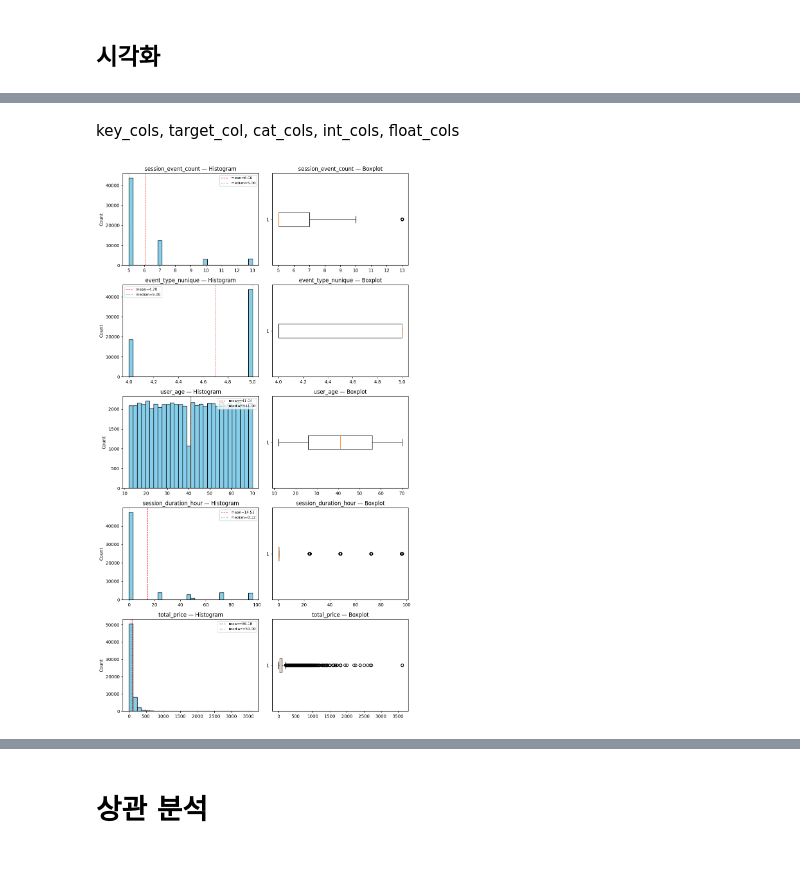
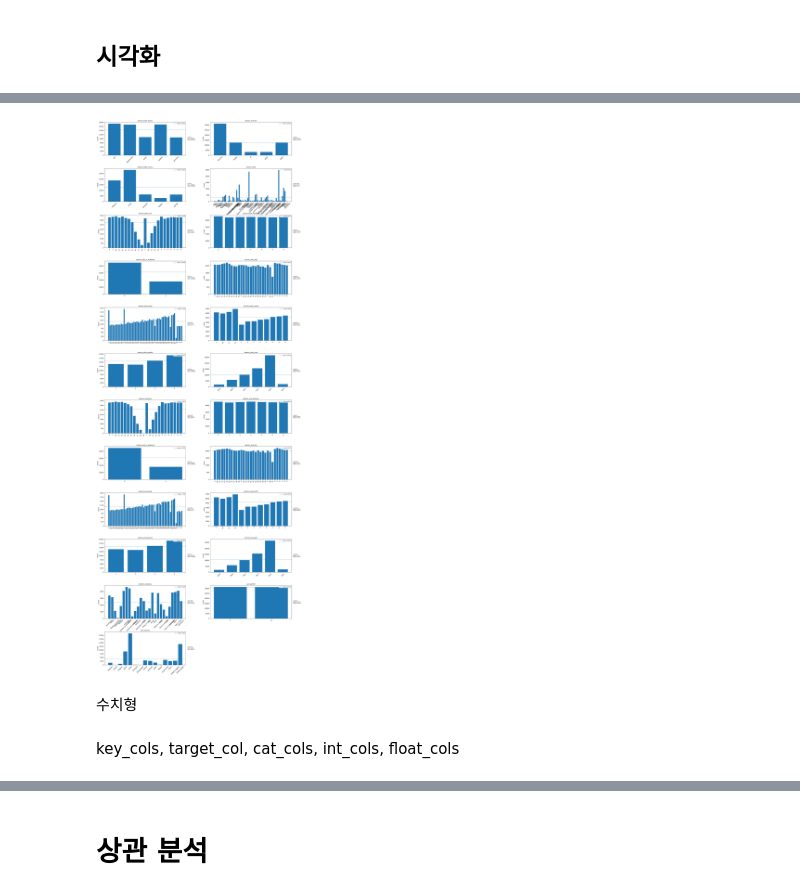
Before and after one commit to kimjiji8105/purchase-conversion-prediction, a Jupyter notebook: notebooks/03_train_eda_feature_eng.ipynb, the cells around one changed output, grey strips where cells are left out. Cells and saved outputs as stored; diff of their text form; code cells hidden in the pictures; blank space fills up the shorter version.

```diff
--- a/notebooks/03_train_eda_feature_eng.ipynb
+++ b/notebooks/03_train_eda_feature_eng.ipynb
@@ -97,7 +100,6 @@ def load_multiple_csv_with_schema(
         "session_end_year",
 
         # 상품 / 사용자
-        "product_seq_unique_str",
         "product_category",
         "user_gender",
         "user_country",
@@ -114,12 +116,15 @@ def load_multiple_csv_with_schema(
         "total_price",
     ]
 
+    num_cols = int_cols + float_cols
+
     # 2) dtype 매핑
     dtype_map: dict = {}
     dtype_map.update({col: "string" for col in key_cols})
     dtype_map.update({col: "string" for col in cat_cols})  # 나중에 category 변환
     dtype_map.update({col: "Int64" for col in int_cols + target_cols})
     dtype_map.update({col: "float" for col in float_cols})
+
 
     # 3) 여러 CSV 로딩
     base = Path(base_path)
@@ -136,14 +141,14 @@ def load_multiple_csv_with_schema(
         dataframes[name] = df
         print(f"{name}.csv 로드 완료 — shape={df.shape}")
 
-    return dataframes, key_cols, target_cols, cat_cols, int_cols, float_cols
+    return dataframes, key_cols, target_cols, cat_cols, int_cols, float_cols, num_cols
 # %%
 file_list = [
     "train_df", "test_df"
 ]
 
 # CSV 로드
-dfs, key_cols, target_col, cat_cols, int_cols, float_cols = load_multiple_csv_with_schema(
+dfs, key_cols, target_col, cat_cols, int_cols, float_cols, num_cols = load_multiple_csv_with_schema(
     base_path=prc_path,
     filenames=file_list
 )
@@ -341,3 +490,17 @@ profiles.head()
+# %%
+# 컬럼별 개별 top_k 설정
+plot_categorical_overview(
+    train_df,
+    cols=cat_cols,
+    per_row=2,
+    rotate=45,
+    per_ax_size=(10, 4.5),
+    na_label="NA",
+)
+# %% [output]
+[figure, added]
+# %% [markdown]
+수치형
 # %% [markdown]
 key_cols, target_col, cat_cols, int_cols, float_cols
 # %%
@@ -397,6 +560,4 @@ def plot_numeric_combo(df, cols, bins=30, figsize_per_row=(10, 3.5)):
     plt.tight_layout()
     plt.show()
 # %%
-plot_numeric_combo(train_df, int_cols+float_cols)
+plot_numeric_combo(train_df, num_cols)
-# %% [output]
-[figure, removed]
```
Also changed, not shown: parts of 35 cells of this notebook, 2 other files.
